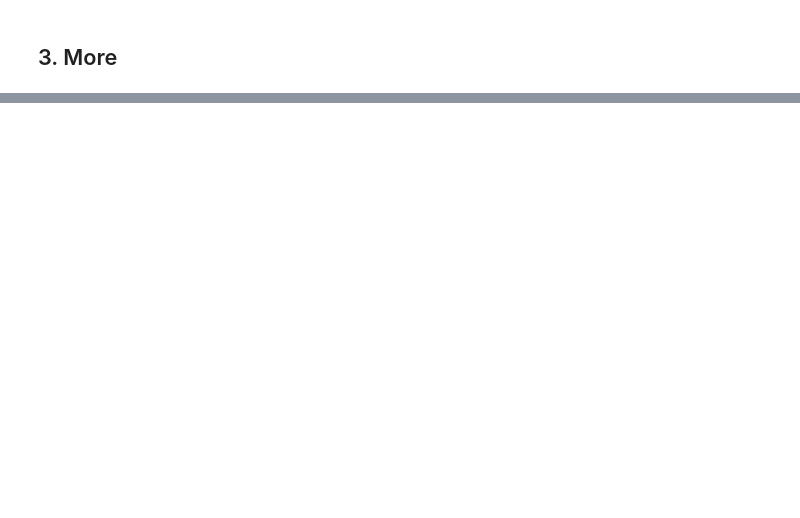
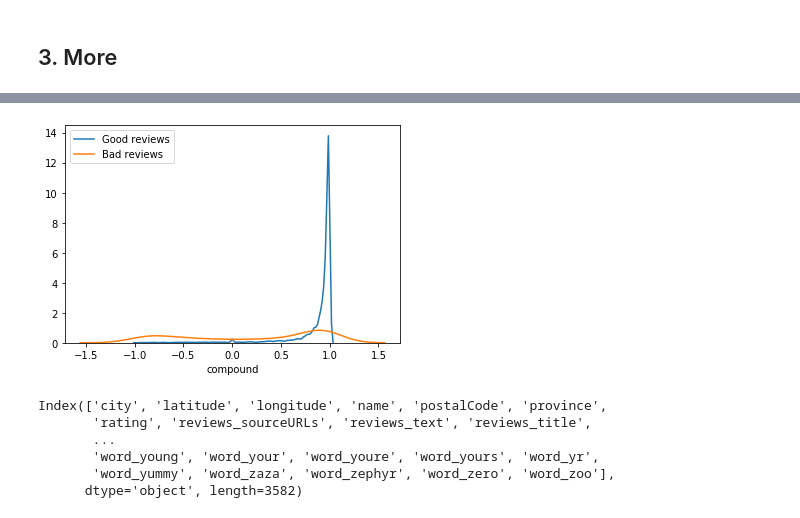
Before and after one commit to xinyuyao22/Topics-Extraction-Hotel-Reviews, a Jupyter notebook: NLP_final_project.ipynb, the cells around one changed output, grey strips where cells are left out. Drawn from its saved outputs; the diff is of its cells as text; code cells hidden in the pictures; blank space fills up the shorter version.

```diff
--- a/NLP_final_project.ipynb
+++ b/NLP_final_project.ipynb
@@ -225,0 +247,28 @@ Carmel False
+# %%
+# create doc2vec vector columns
+from gensim.test.utils import common_texts
+from gensim.models.doc2vec import Doc2Vec, TaggedDocument
+
+documents = [TaggedDocument(doc, [i]) for i, doc in enumerate(reviews_df["review_clean"].apply(lambda x: x.split(" ")))]
+
+# train a Doc2Vec model with our text data
+model = Doc2Vec(documents, vector_size=5, window=2, min_count=1, workers=4)
+# %%
+#transform each document into a vector data
+doc2vec_df = reviews_df["review_clean"].apply(lambda x: model.infer_vector(x.split(" "))).apply(pd.Series)
+doc2vec_df.columns = ["doc2vec_vector_" + str(x) for x in doc2vec_df.columns]
+reviews_df = pd.concat([reviews_df, doc2vec_df], axis=1)
+# %%
+# add tf-idfs columns
+from sklearn.feature_extraction.text import TfidfVectorizer
+tfidf = TfidfVectorizer(min_df = 10)
+tfidf_result = tfidf.fit_transform(reviews_df["review_clean"]).toarray()
+tfidf_df = pd.DataFrame(tfidf_result, columns = tfidf.get_feature_names())
+tfidf_df.columns = ["word_" + str(x) for x in tfidf_df.columns]
+tfidf_df.index = reviews_df.index
+reviews_df = pd.concat([reviews_df, tfidf_df], axis=1)
+#reviews_tfidf_df.columns
+# %%
+# show is_bad_review distribution
+reviews_df["is_bad_review"] = reviews_df['rating'] <= 2
+reviews_df["is_bad_review"].value_counts(normalize = True)
@@ -225,0 +355,24 @@ Carmel False
+# %%
+# plot sentiment distribution for positive and negative reviews
+import seaborn as sns
+
+for x in [0, 1]:
+    subset = reviews_df[reviews_df['is_bad_review'] == x]
+
+    # Draw the density plot
+    if x == 0:
+        label = "Good reviews"
+    else:
+        label = "Bad reviews"
+    sns.distplot(subset['compound'], hist = False, label = label)
+# %% [output]
+[figure, added]
+# %%
+reviews_df.columns
+# %% [output]
+Index(['city', 'latitude', 'longitude', 'name', 'postalCode', 'province',
+       'rating', 'reviews_sourceURLs', 'reviews_text', 'reviews_title',
+       ...
+       'word_young', 'word_your', 'word_youre', 'word_yours', 'word_yr',
+       'word_yummy', 'word_zaza', 'word_zephyr', 'word_zero', 'word_zoo'],
+      dtype='object', length=3582)
```
Also changed, not shown: parts of 33 cells of this notebook.
